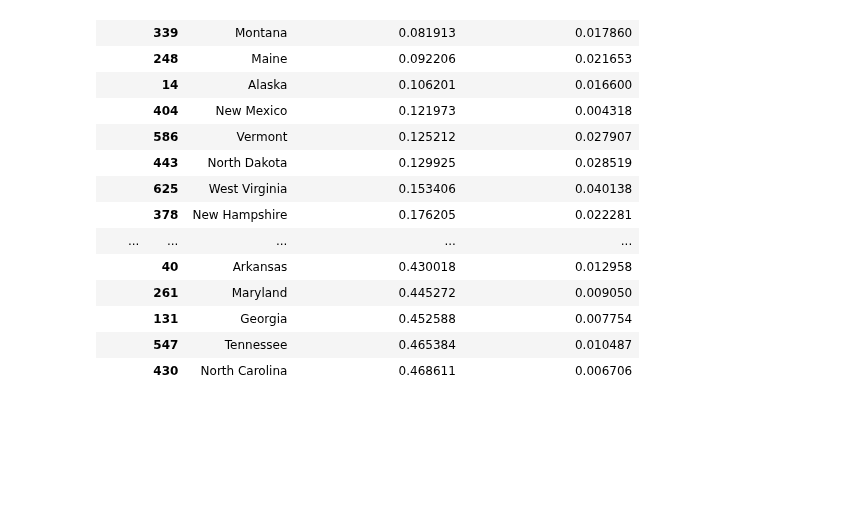
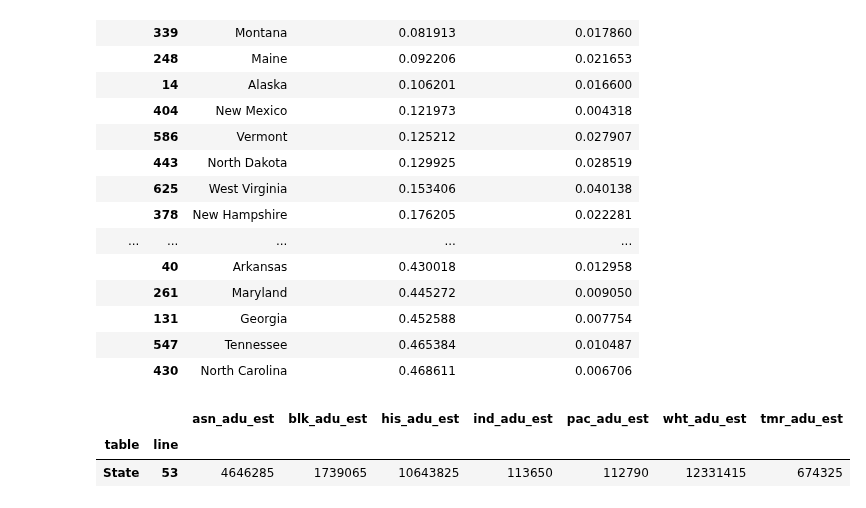
Before and after one commit to ic-institute/democracy-deserts, a Jupyter notebook: notebooks/build-state-data.ipynb, the cells around one changed output. Cells and saved outputs as stored; diff of their text form; code cells hidden in the pictures; blank space fills up the shorter version.

```diff
--- a/notebooks/build-state-data.ipynb
+++ b/notebooks/build-state-data.ipynb
@@ -143,3 +144,9 @@ dg.sort_values(by=['prop_his_adu_dvap_est'], ascending=True)
 |  | 131 | Georgia | 0.452588 | 0.007754 |
 |  | 547 | Tennessee | 0.465384 | 0.010487 |
 |  | 430 | North Carolina | 0.468611 | 0.006706 |
+# %%
+df[df['geoname'] == 'California'][[f'{r}_adu_est' for r in RACES]]
+# %% [output]
+|  |  | asn_adu_est | blk_adu_est | his_adu_est | ind_adu_est | pac_adu_est | wht_adu_est | tmr_adu_est |
+| table | line |  |  |  |  |  |  |  |
+| State | 53 | 4646285 | 1739065 | 10643825 | 113650 | 112790 | 12331415 | 674325 |
```
Also changed, not shown: parts of 1 cell of this notebook, 3 other files.
